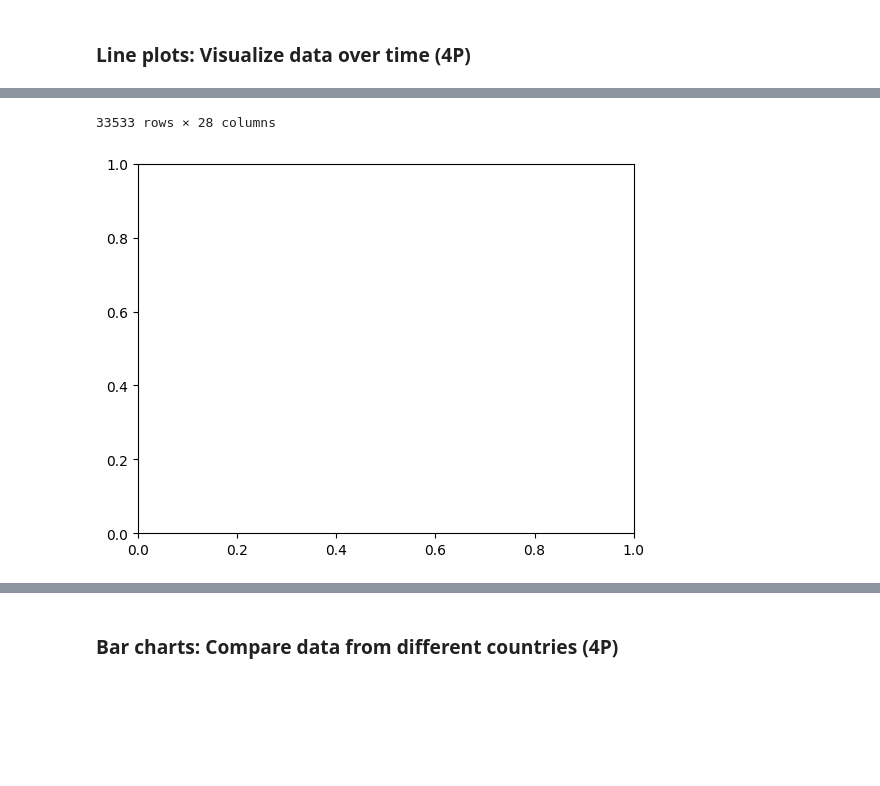
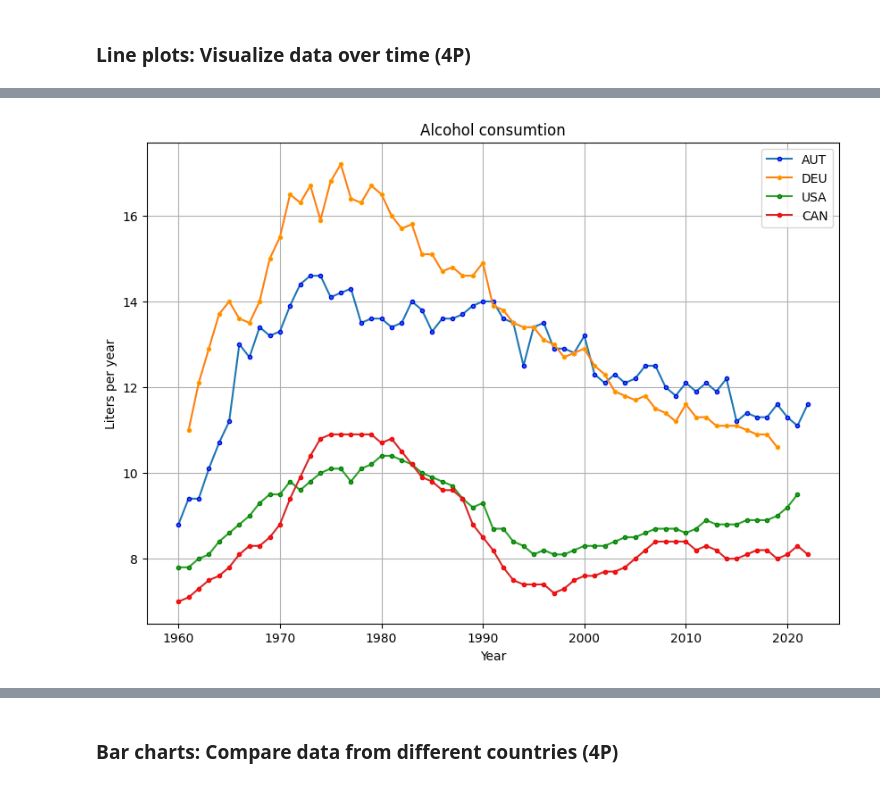
Before and after one commit to lukasumfahrer/Assignment2, a Jupyter notebook: assignment2.ipynb, the cells around one changed output, grey strips where cells are left out. Drawn from its saved outputs; the diff is of its cells as text; code cells hidden in the pictures; blank space fills up the shorter version.

Commit message:
line plot alc finished

```diff
--- a/assignment2.ipynb
+++ b/assignment2.ipynb
@@ -31,4 +100,8 @@ import pycountry_convert as pyco
 # %%
-data = pa.read_csv("OECD.ELS.HD,DSD_HEALTH_LVNG@DF_HEALTH_LVNG,+all.csv", delimiter = ",")   # Daten einlesen
-data
+data = pa.read_csv("OECD.ELS.HD,DSD_HEALTH_LVNG@DF_HEALTH_LVNG,+all.csv", delimiter = ",")   # reading data
+
+plot_alcohol_consumption(data,
+                'Alcohol consumtion',
+                'Year',
+                'Liters per year')
 # %% [output]
@@ -47,37 +108 @@ data
-33533 rows × 28 columns
+[figure, added]
-# %%
-figure, axis = plt.subplots()
-
-def plot_alcohol_consumption(dataset: str, plot_title: str, x_label: str, y_label: str) -> None:
-
-    data_alc = dataset[dataset["MESURE"]=="AC"]
-
-    # Nur Daten aus dem Land AUT, USA, DEU und ITA verwenden
-    data_aut = data_alc[data_alc["REF_AREA"]=="AUT"]
-
-    # Daten von allen Männern damit der Graph am Ende übersichtlicher ist
-    data_aut_men = data_aut[data_aut["SEX"]=="M"]
-
-    # Durchschnitt der Männer aus AUT aus einem Jahr berechnen
-    #data_aut_men_mean = data_aut_men.groupby("TIME_PERIOD")["OBS_VALUE"].mean()
-
-
-
-    # AUT Graph
-    ys_aut= data_aut_men_mean.values   # Werte
-    xs_aut = data_aut_men_mean.index    # Jahre
-
-    axis.plot(xs_aut, ys_aut,
-            marker="o",
-            markersize="3",
-            markeredgecolor="red",
-            label="AUT")
-
-
-    axis.set_xlabel("Year")
-    axis.set_ylabel("Mean of the Obesityvalues")
-    axis.legend()
-    plt.title("Mean of mens obesity per year")
-    plt.grid(True)
-# %% [output]
-[figure, removed]
```
Also changed, not shown: parts of 3 cells of this notebook.
